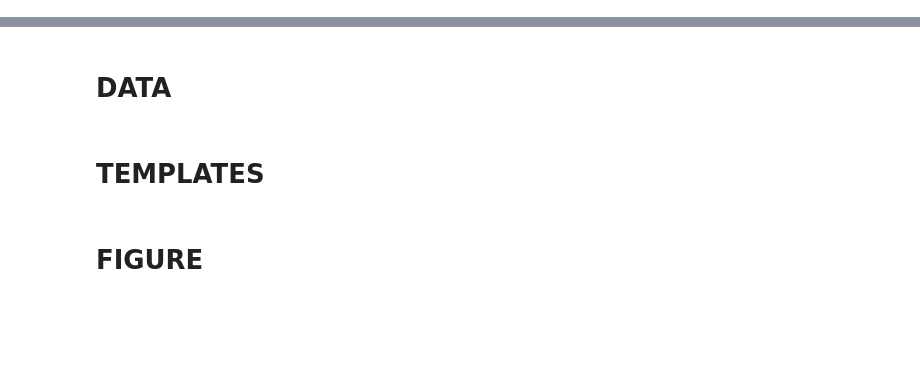
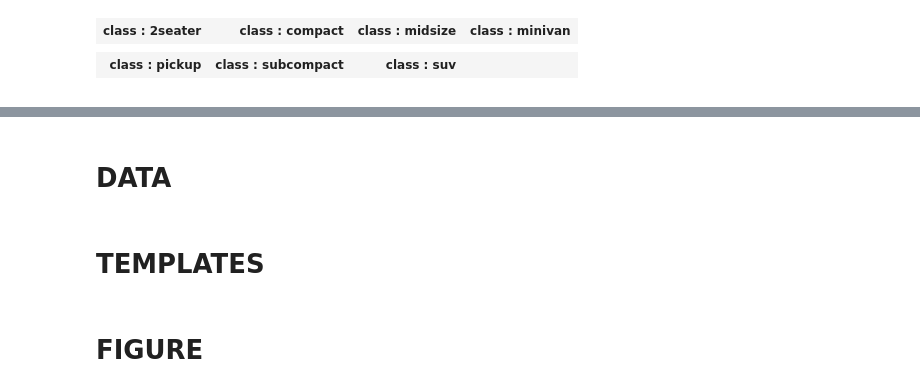
Before and after one commit to bernhard-42/hcplot, a Jupyter notebook: notebooks/hcplot 2.ipynb, the cells around one changed output, grey strips where cells are left out. Saved outputs shown, nothing was run; the diff lists cells and outputs as text; code cells hidden in the pictures; blank space fills up the shorter version.

```diff
--- a/notebooks/hcplot 2.ipynb
+++ b/notebooks/hcplot 2.ipynb
@@ -17,10 +19,15 @@ iris = pd.read_csv('/tmp/iris.csv')
 # %%
 fig1 = Figure(mpg,
               mapping("displ", "hwy"),
-              wrap(["class"], ncols=3, scales="fixed"),
+              wrap(["class"], ncols=4, scales="free"),
               width=1024)
 fig1 + Points()
 fig1
+# %% [output]
+| class : 2seater | class : compact | class : midsize | class : minivan |
+|  |  |  |  |
+| class : pickup | class : subcompact | class : suv |  |
+|  |  |  |  |
 # %%
 fig2 = Figure(mpg,
               mapping("displ", "cty"),
```
Also changed, not shown: parts of 6 cells of this notebook.
